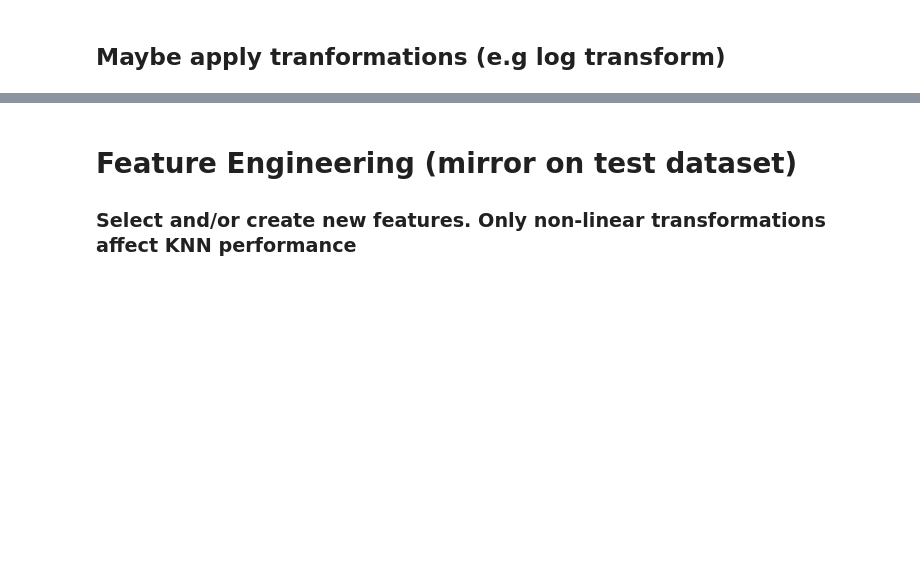
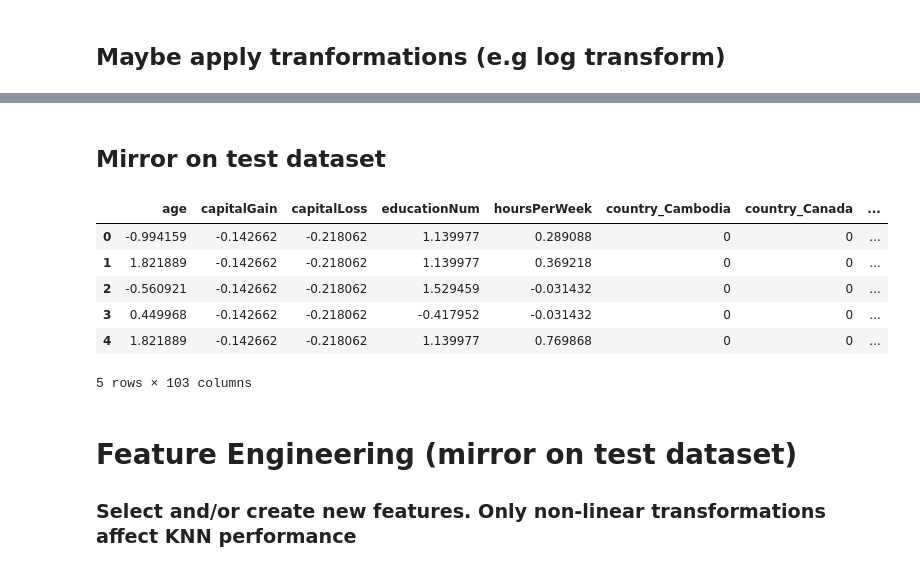
Before and after one commit to BrunoScaglione/kaggle-adult-competition, a Jupyter notebook: adultKnn.ipynb, the cells around one changed output, grey strips where cells are left out. Saved outputs shown, nothing was run; the diff lists cells and outputs as text; code cells hidden in the pictures; blank space fills up the shorter version.

```diff
--- a/adultKnn.ipynb
+++ b/adultKnn.ipynb
@@ -549,3 +645,27 @@ adultTrain.head(10)
+# %% [markdown]
+## Mirror on test dataset
+# %%
+adultTestNum = adultTest[numColumns]
+adultTestCat = adultTest[catColumns]
+
+adultTestNum = (adultTestNum-adultTestNum.mean())/adultTestNum.std()
+
+adultTestCat = pd.get_dummies(adultTestCat)
+adultTestCat.reindex(columns = adultTrainCat.columns, fill_value=0) # equivalent to fit transform
+
+adultTest = pd.concat([adultTestNum, adultTestCat], axis=1)
+
+adultTest.fillna(adultTest.mean(), inplace=True)
+
+adultTest.head()
+# %% [output]
+|  | age | capitalGain | capitalLoss | educationNum | hoursPerWeek | country_Cambodia | country_Canada | ... |
+| 0 | -0.994159 | -0.142662 | -0.218062 | 1.139977 | 0.289088 | 0 | 0 | ... |
+| 1 | 1.821889 | -0.142662 | -0.218062 | 1.139977 | 0.369218 | 0 | 0 | ... |
+| 2 | -0.560921 | -0.142662 | -0.218062 | 1.529459 | -0.031432 | 0 | 0 | ... |
+| 3 | 0.449968 | -0.142662 | -0.218062 | -0.417952 | -0.031432 | 0 | 0 | ... |
+| 4 | 1.821889 | -0.142662 | -0.218062 | 1.139977 | 0.769868 | 0 | 0 | ... |
+5 rows × 103 columns
 # %% [markdown]
 # Feature Engineering (mirror on test dataset)
 ### Select and/or create new features. Only non-linear transformations affect KNN performance
```
Also changed, not shown: parts of 38 cells of this notebook, 1 other file.
